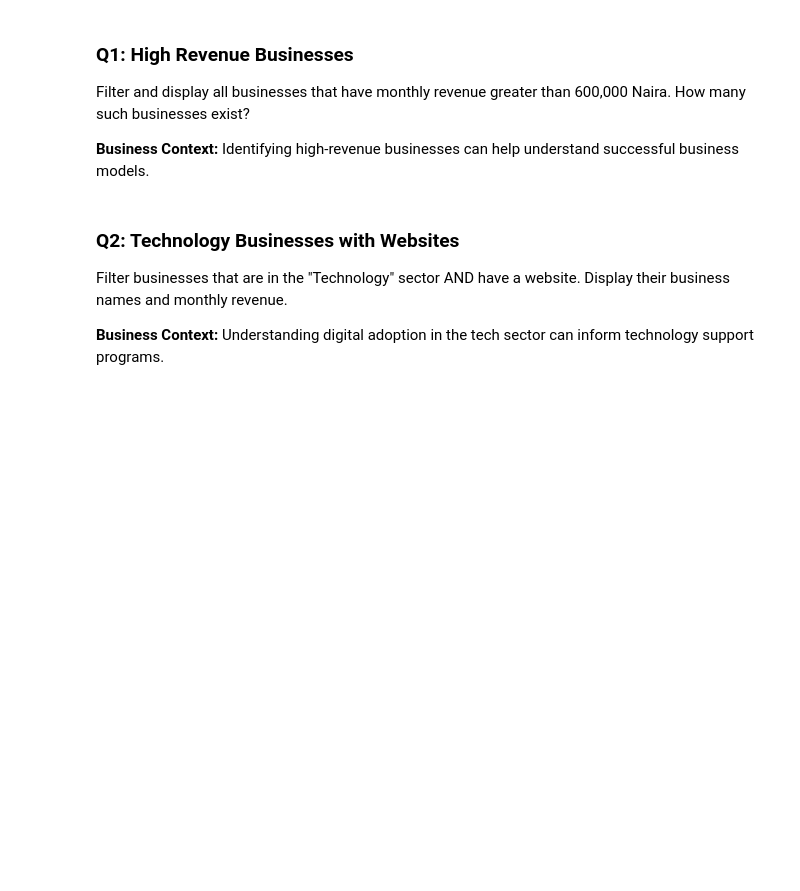
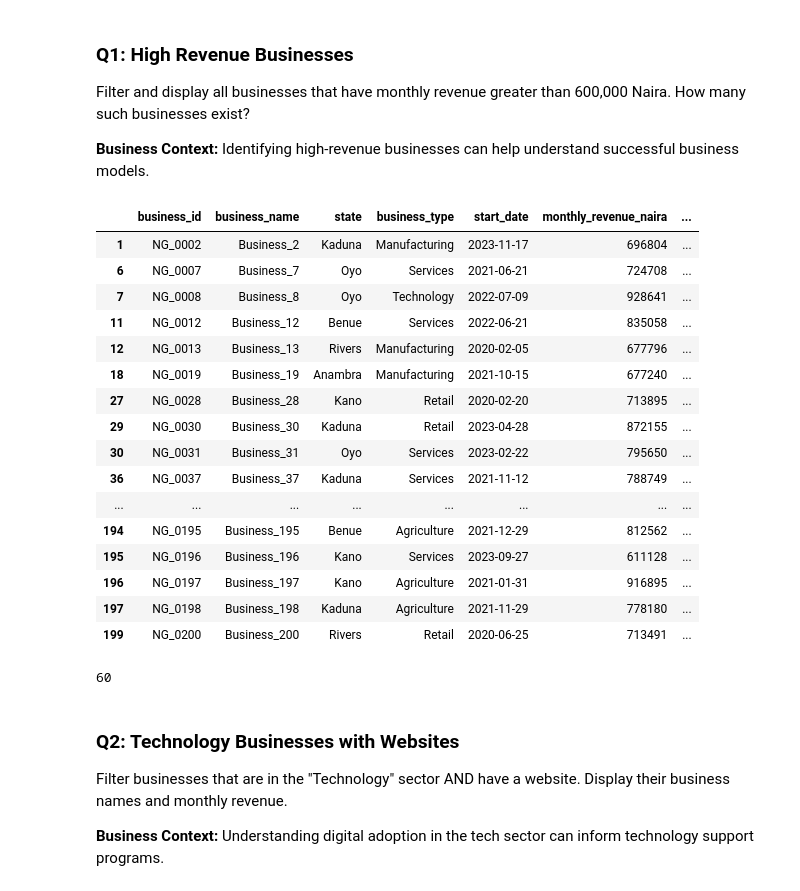
Before and after one commit to lekoundanmgedeon/data-preprocessing-daily-reports, a Jupyter notebook: assignements/A1_data_prep/Assignment_01.ipynb, the cells around one changed output. Cells and saved outputs as stored; diff of their text form; code cells hidden in the pictures; blank space fills up the shorter version.

```diff
--- a/assignements/A1_data_prep/Assignment_01.ipynb
+++ b/assignements/A1_data_prep/Assignment_01.ipynb
@@ -14,3 +14,9 @@ As a newly hired Data Analyst at NaijaBiz Analytics, you have been provided with
 **Dataset:** `naija_businesses.csv`
 
 For each question below, provide the Python pandas code and extract meaningful business insights from your analysis.
+# %%
+import pandas as pd
+
+naija_business_data = pd.read_csv("data/naija_businesses.csv")
+
+naija_business_data
@@ -19,6 +39,32 @@ For each question below, provide the Python pandas code and extract meaningful b
 Filter and display all businesses that have monthly revenue greater than 600,000 Naira. How many such businesses exist?
 
 **Business Context:** Identifying high-revenue businesses can help understand successful business models.
+# %%
+high_rev = naija_business_data[naija_business_data['monthly_revenue_naira'] > 600_000]
+high_rev
+# %% [output]
+|  | business_id | business_name | state | business_type | start_date | monthly_revenue_naira | ... |
+| 1 | NG_0002 | Business_2 | Kaduna | Manufacturing | 2023-11-17 | 696804 | ... |
+| 6 | NG_0007 | Business_7 | Oyo | Services | 2021-06-21 | 724708 | ... |
+| 7 | NG_0008 | Business_8 | Oyo | Technology | 2022-07-09 | 928641 | ... |
+| 11 | NG_0012 | Business_12 | Benue | Services | 2022-06-21 | 835058 | ... |
+| 12 | NG_0013 | Business_13 | Rivers | Manufacturing | 2020-02-05 | 677796 | ... |
+| 18 | NG_0019 | Business_19 | Anambra | Manufacturing | 2021-10-15 | 677240 | ... |
+| 27 | NG_0028 | Business_28 | Kano | Retail | 2020-02-20 | 713895 | ... |
+| 29 | NG_0030 | Business_30 | Kaduna | Retail | 2023-04-28 | 872155 | ... |
+| 30 | NG_0031 | Business_31 | Oyo | Services | 2023-02-22 | 795650 | ... |
+| 36 | NG_0037 | Business_37 | Kaduna | Services | 2021-11-12 | 788749 | ... |
+| ... | ... | ... | ... | ... | ... | ... | ... |
+| 194 | NG_0195 | Business_195 | Benue | Agriculture | 2021-12-29 | 812562 | ... |
+| 195 | NG_0196 | Business_196 | Kano | Services | 2023-09-27 | 611128 | ... |
+| 196 | NG_0197 | Business_197 | Kano | Agriculture | 2021-01-31 | 916895 | ... |
+| 197 | NG_0198 | Business_198 | Kaduna | Agriculture | 2021-11-29 | 778180 | ... |
+| 199 | NG_0200 | Business_200 | Rivers | Retail | 2020-06-25 | 713491 | ... |
+# %%
+high_rev[['business_id','business_name','state','business_type','monthly_revenue_naira']]
+len(high_rev)
+# %% [output]
+60
 # %% [markdown]
 ### Q2: Technology Businesses with Websites
 Filter businesses that are in the "Technology" sector AND have a website. Display their business names and monthly revenue.
```
Also changed, not shown: parts of 17 cells of this notebook, 2 other files.
